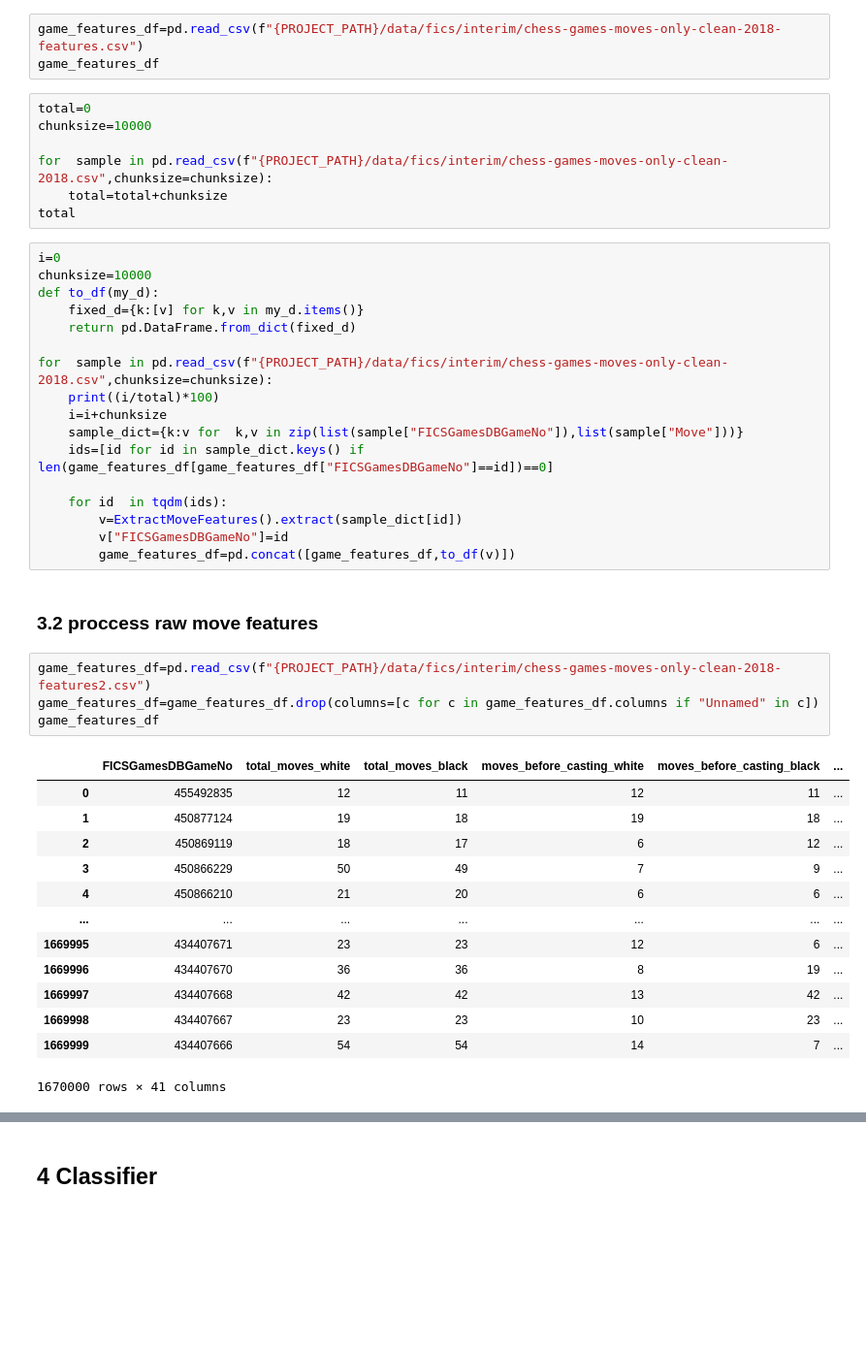
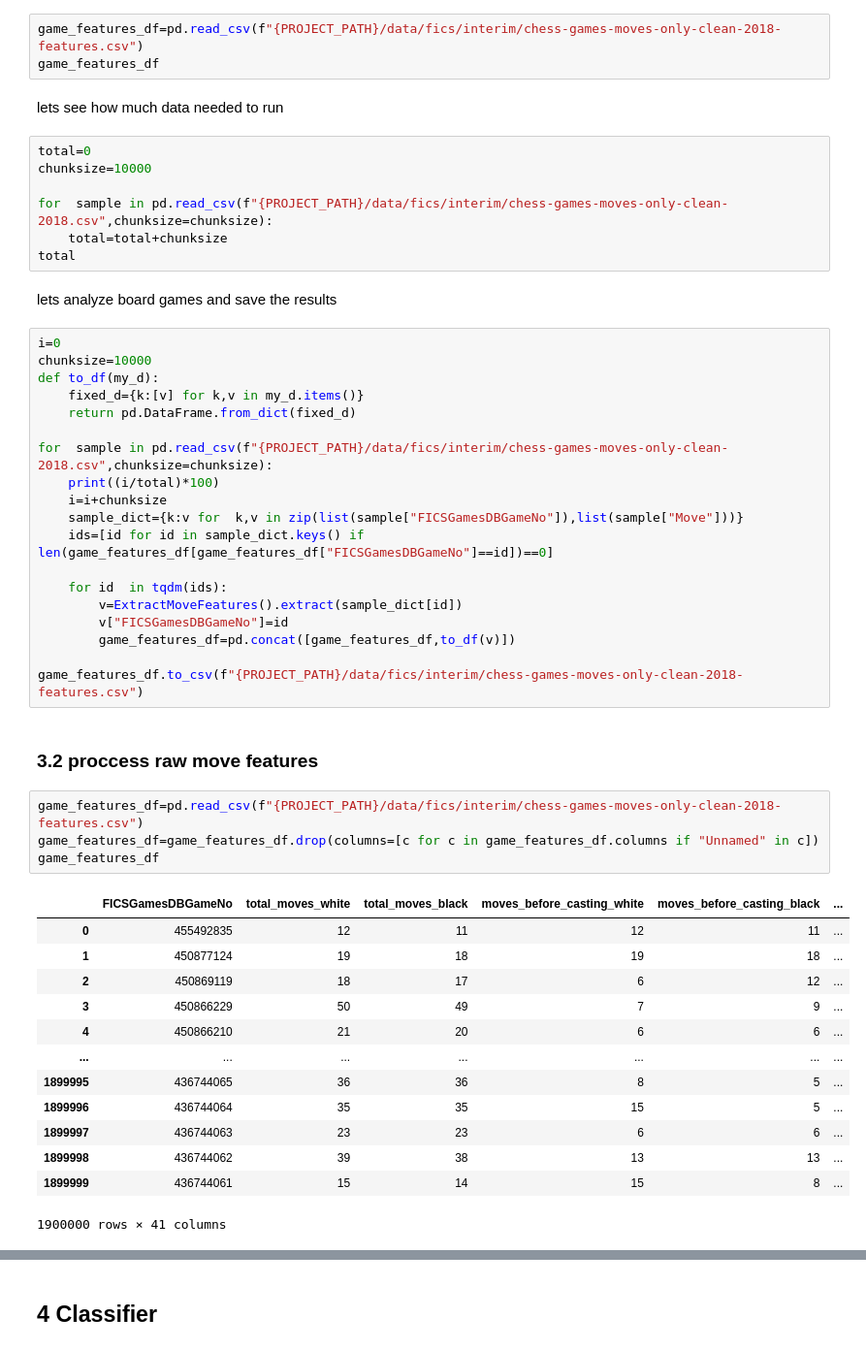
Before and after one commit to ariel-zilber/chess_improments_patterns, a Jupyter notebook: notebooks/P1_04_moves.ipynb, the cells around one changed output, grey strips where cells are left out. Shown at 97% size. Drawn from its saved outputs; the diff is of its cells as text; blank space fills up the shorter version.

```diff
--- a/notebooks/P1_04_moves.ipynb
+++ b/notebooks/P1_04_moves.ipynb
@@ -661,6 +723,8 @@ del df
 # %%
 game_features_df=pd.read_csv(f"{PROJECT_PATH}/data/fics/interim/chess-games-moves-only-clean-2018-features.csv")
 game_features_df
+# %% [markdown]
+lets see how much data needed to run
 # %%
 total=0
 chunksize=10000
@@ -668,6 +732,8 @@ chunksize=10000
 for  sample in pd.read_csv(f"{PROJECT_PATH}/data/fics/interim/chess-games-moves-only-clean-2018.csv",chunksize=chunksize):
     total=total+chunksize
 total
+# %% [markdown]
+lets analyze board games and save the results
 # %%
 i=0
 chunksize=10000
@@ -685,23 +751,25 @@ for  sample in pd.read_csv(f"{PROJECT_PATH}/data/fics/interim/chess-games-moves-
         v=ExtractMoveFeatures().extract(sample_dict[id])
         v["FICSGamesDBGameNo"]=id
         game_features_df=pd.concat([game_features_df,to_df(v)])
+
+game_features_df.to_csv(f"{PROJECT_PATH}/data/fics/interim/chess-games-moves-only-clean-2018-features.csv")
 # %% [markdown]
 ### 3.2 proccess raw move features
 # %%
-game_features_df=pd.read_csv(f"{PROJECT_PATH}/data/fics/interim/chess-games-moves-only-clean-2018-features2.csv")
+game_features_df=pd.read_csv(f"{PROJECT_PATH}/data/fics/interim/chess-games-moves-only-clean-2018-features.csv")
 game_features_df=game_features_df.drop(columns=[c for c in game_features_df.columns if "Unnamed" in c])
 game_features_df
 # %% [output]
 |  | FICSGamesDBGameNo | total_moves_white | total_moves_black | moves_before_casting_white | moves_before_casting_black | ... |
 | 0 | 455492835 | 12 | 11 | 12 | 11 | ... |
 | 1 | 450877124 | 19 | 18 | 19 | 18 | ... |
 | 2 | 450869119 | 18 | 17 | 6 | 12 | ... |
 | 3 | 450866229 | 50 | 49 | 7 | 9 | ... |
 | 4 | 450866210 | 21 | 20 | 6 | 6 | ... |
 | ... | ... | ... | ... | ... | ... | ... |
-| 1669995 | 434407671 | 23 | 23 | 12 | 6 | ... |
-| 1669996 | 434407670 | 36 | 36 | 8 | 19 | ... |
-| 1669997 | 434407668 | 42 | 42 | 13 | 42 | ... |
-| 1669998 | 434407667 | 23 | 23 | 10 | 23 | ... |
-| 1669999 | 434407666 | 54 | 54 | 14 | 7 | ... |
+| 1899995 | 436744065 | 36 | 36 | 8 | 5 | ... |
+| 1899996 | 436744064 | 35 | 35 | 15 | 5 | ... |
+| 1899997 | 436744063 | 23 | 23 | 6 | 6 | ... |
+| 1899998 | 436744062 | 39 | 38 | 13 | 13 | ... |
+| 1899999 | 436744061 | 15 | 14 | 15 | 8 | ... |
-1670000 rows × 41 columns
+1900000 rows × 41 columns
```
Also changed, not shown: parts of 17 cells of this notebook, 5 other files.
